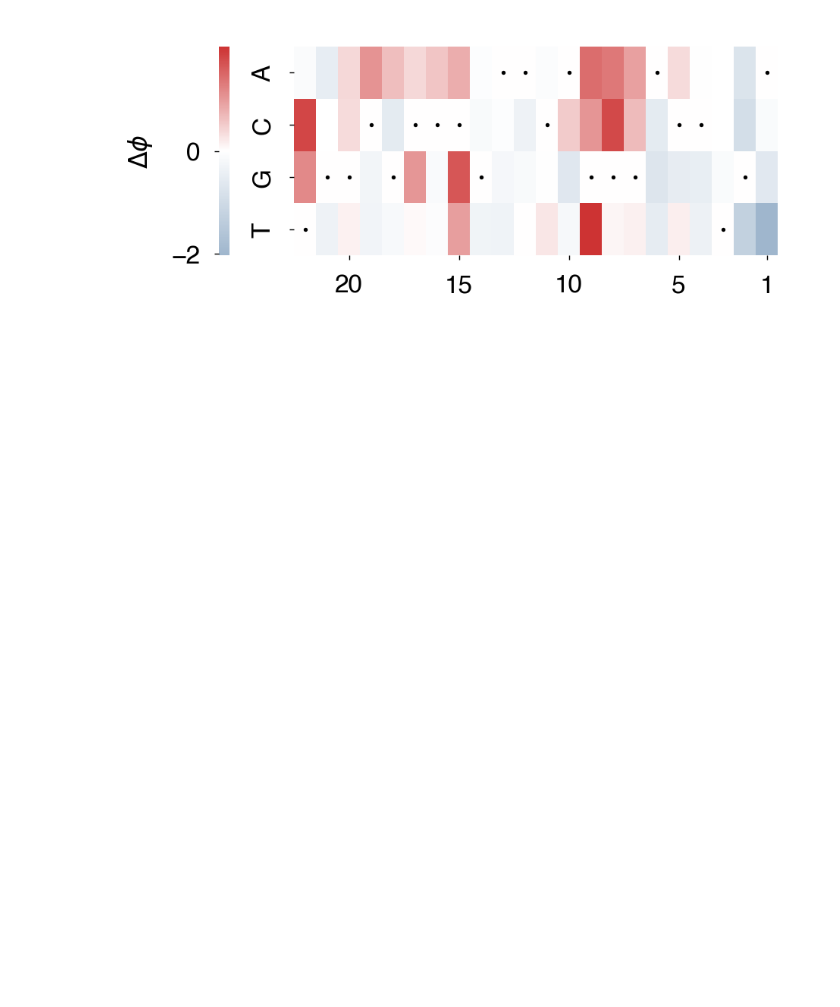
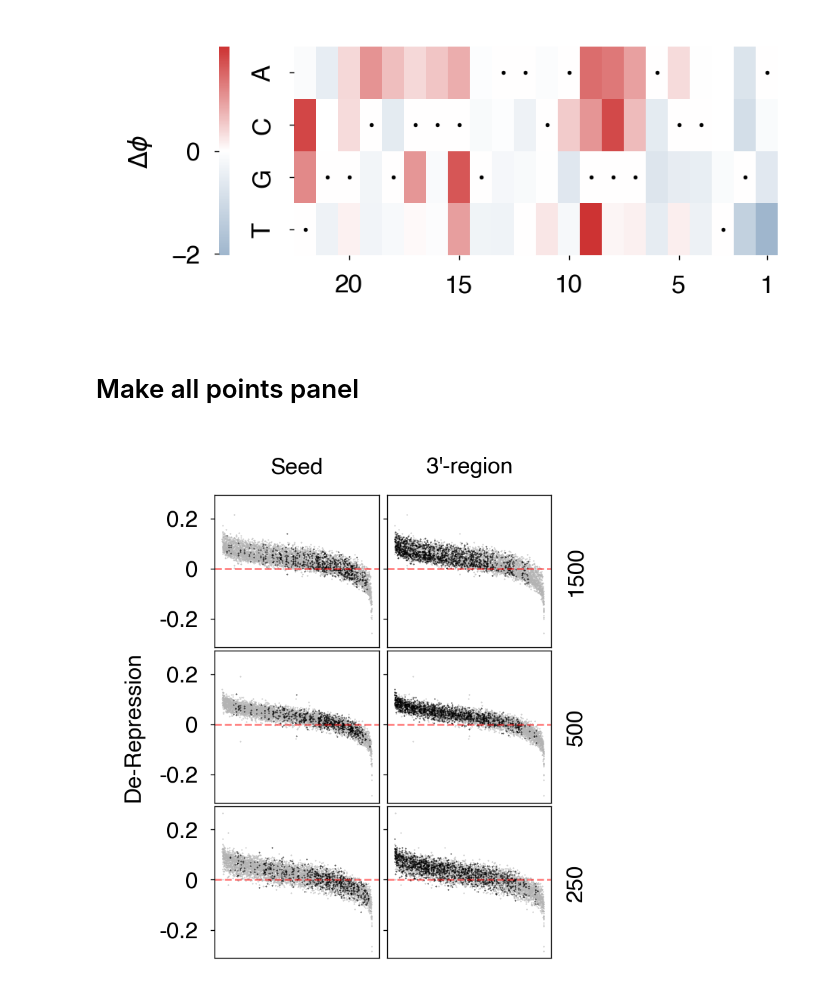
Before and after one commit to jackdesmarais/TRf_transposon_silencing_MPRA, a Jupyter notebook: graphing_notebooks/make_figure_panels.ipynb, the cells around one changed output. Cells and saved outputs as stored; diff of their text form; code cells hidden in the pictures; blank space fills up the shorter version.

Commit message:
making all points figure

```diff
--- a/graphing_notebooks/make_figure_panels.ipynb
+++ b/graphing_notebooks/make_figure_panels.ipynb
@@ -310,5 +310,79 @@ with rc_context(rc_alt_size):
     plt.show()
 # %% [output]
 [figure]
-# %% [markdown]
-#
+# %% [markdown]
+# Make all points panel
+# %%
+from scipy.stats import rankdata
+
+comp = 'Josh_match'
+mutation_num = (lib.fitness_frame['sequence'].values.reshape(-1,1).astype('U').view('U1') != np.array(list(wts[comp]))[None,:]).sum(axis=1)
+seed_num = (lib.fitness_frame['sequence'].values.reshape(-1,1).astype('U').view('U1')[:,-7:-1] != np.array(list(wts[comp]))[None,-7:-1]).sum(axis=1)
+p3_num = (lib.fitness_frame['sequence'].values.reshape(-1,1).astype('U').view('U1')[:,:-13] != np.array(list(wts[comp]))[None,:-13]).sum(axis=1)
+
+seed_mut = (seed_num>0)&(mutation_num==seed_num)
+p3_mut = (p3_num>0)&(mutation_num==p3_num)
+
+rc_alt_size = rc_defaults.copy()
+rc_alt_size["figure.figsize"] = (1.75,1.9)
+with rc_context(rc_alt_size), sns.plotting_context({'lines.markersize':0.1, 'font.size':6,
+                                                    'axes.labelsize':6,'axes.titlesize':6,
+                                                    'xtick.labelsize':6,'ytick.labelsize':6}):
+    fig, axes = plt.subplots(ncols=2, nrows=3,sharex=True,sharey=True,gridspec_kw=dict(wspace=0.05, hspace=0.025,
+                                                                                       left=0.2,
+                                                                                       bottom=0.01,
+                                                                                       right=0.91,
+                                                                                       top=0.91))
+    # plt.subplots_adjust(left=None, bottom=None, right=None, top=None, wspace=0, hspace=0)
+    # axes = gridspec.GridSpec(3, 2,wspace=0.025, hspace=0.05)
+
+    for row, library in enumerate(['RNA1500','RNA500','RNA250']):
+        cut = lib.fitness_frame.T[(lib.fitness_frame.columns.str.startswith(lib.fitness_measure)&lib.fitness_frame.columns.str.endswith(library))].T
+        cut['Mutation number'] = mutation_num
+        cut['Seed mutant'] = seed_mut
+        cut["3' mutant"] = p3_mut
+        cut = cut.set_index([cut.index,'Seed mutant',"3' mutant", 'Mutation number']).stack().reset_index().rename(columns={
+            'level_0':'Sequence',
+            'level_4':'Pool',
+            0:'log$_{10}$(RNA/DNA)',
+            })
+
+        cut = cut.set_index(['Mutation number','Seed mutant',"3' mutant",'Sequence','Pool']).unstack('Pool') - cut.set_index(['Mutation number','Seed mutant',"3' mutant", 'Sequence', 'Pool']).unstack('Pool').loc[0].values
+        rank = pd.Series(rankdata(-cut.mean(axis=1)), index=cut.index)
+        cut=cut.stack('Pool').rename(columns={'log$_{10}$(RNA/DNA)':'De-Repression'})
+        cut['Rank'] = rank
+        cut = cut.reset_index()
+
+        plt.sca(axes[row,0])
+        if row ==0:
+            plt.title('Seed')
+        plt.scatter(cut['Rank'][~cut['Seed mutant']], cut['De-Repression'][~cut['Seed mutant']],
+                    color='0.7')
+
+        plt.scatter(cut['Rank'][cut['Seed mutant']], cut['De-Repression'][cut['Seed mutant']],
+                    color='k')
+        axes[row,0].set_yticks([-0.2,0,0.2],[-0.2,0,0.2])
+        plt.axhline(0, c='r', alpha=0.5, linestyle='--')
+        if row ==1:
+            axes[row,0].set_ylabel('De-Repression')
+
+        plt.sca(axes[row,1])
+        if row ==0:
+            plt.title("3'-region")
+        plt.scatter(cut['Rank'][~cut["3' mutant"]], cut['De-Repression'][~cut["3' mutant"]],
+                    color='0.7')
+
+        plt.scatter(cut['Rank'][cut["3' mutant"]], cut['De-Repression'][cut["3' mutant"]],
+                    color='k')
+
+        axes[row,1].yaxis.set_label_position("right")
+        axes[row,1].set_ylabel(f'{library[3:]}')
+        plt.axhline(0, c='r', alpha=0.5, linestyle='--')
+
+    plt.xticks([])
+
+plt.savefig(f'../figure_panels/main/rank_pointplot.pdf', dpi=600)
+
+plt.show()
+# %% [output]
+[figure, added]
```
